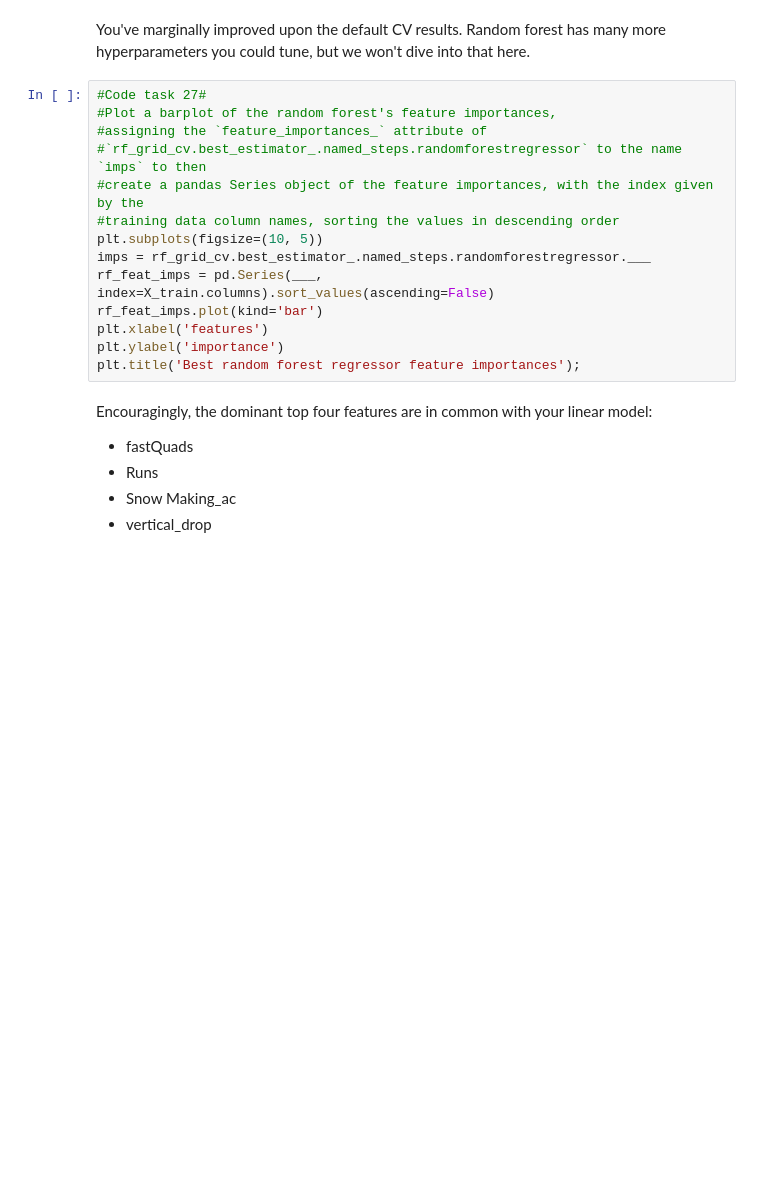
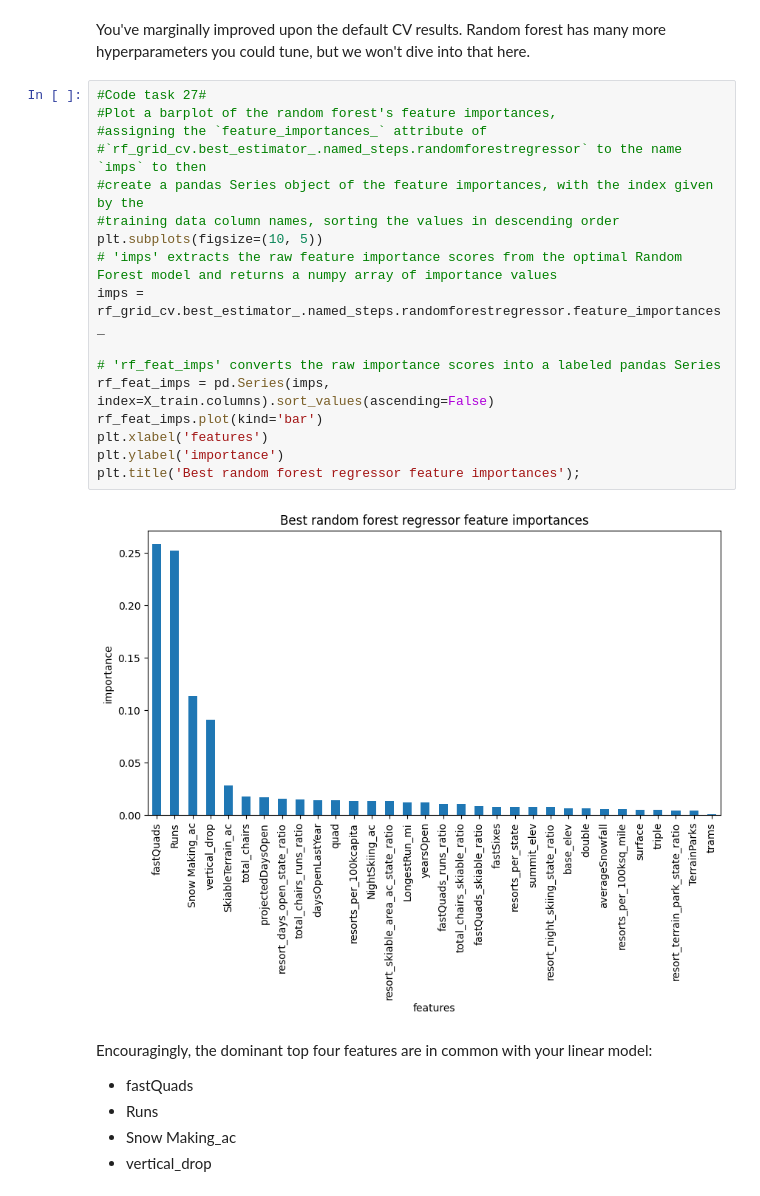
Before and after one commit to amschiltz/DataScienceGuidedCapstone, a Jupyter notebook: Notebooks/04_preprocessing_and_training_ams.ipynb, the cells around one changed output. Cells and saved outputs as stored; diff of their text form; blank space fills up the shorter version.

```diff
--- a/Notebooks/04_preprocessing_and_training_ams.ipynb
+++ b/Notebooks/04_preprocessing_and_training_ams.ipynb
@@ -1078,17 +1246,22 @@ You've marginally improved upon the default CV results. Random forest has many m
 # %%
 #Code task 27#
 #Plot a barplot of the random forest's feature importances,
 #assigning the `feature_importances_` attribute of
 #`rf_grid_cv.best_estimator_.named_steps.randomforestregressor` to the name `imps` to then
 #create a pandas Series object of the feature importances, with the index given by the
 #training data column names, sorting the values in descending order
 plt.subplots(figsize=(10, 5))
-imps = rf_grid_cv.best_estimator_.named_steps.randomforestregressor.___
-rf_feat_imps = pd.Series(___, index=X_train.columns).sort_values(ascending=False)
+# 'imps' extracts the raw feature importance scores from the optimal Random Forest model and returns a numpy array of importance values
+imps = rf_grid_cv.best_estimator_.named_steps.randomforestregressor.feature_importances_
+
+# 'rf_feat_imps' converts the raw importance scores into a labeled pandas Series
+rf_feat_imps = pd.Series(imps, index=X_train.columns).sort_values(ascending=False)
 rf_feat_imps.plot(kind='bar')
 plt.xlabel('features')
 plt.ylabel('importance')
 plt.title('Best random forest regressor feature importances');
+# %% [output]
+[figure, added]
 # %% [markdown]
 Encouragingly, the dominant top four features are in common with your linear model:
 * fastQuads
```
Also changed, not shown: parts of 81 cells of this notebook, 2 other files.
